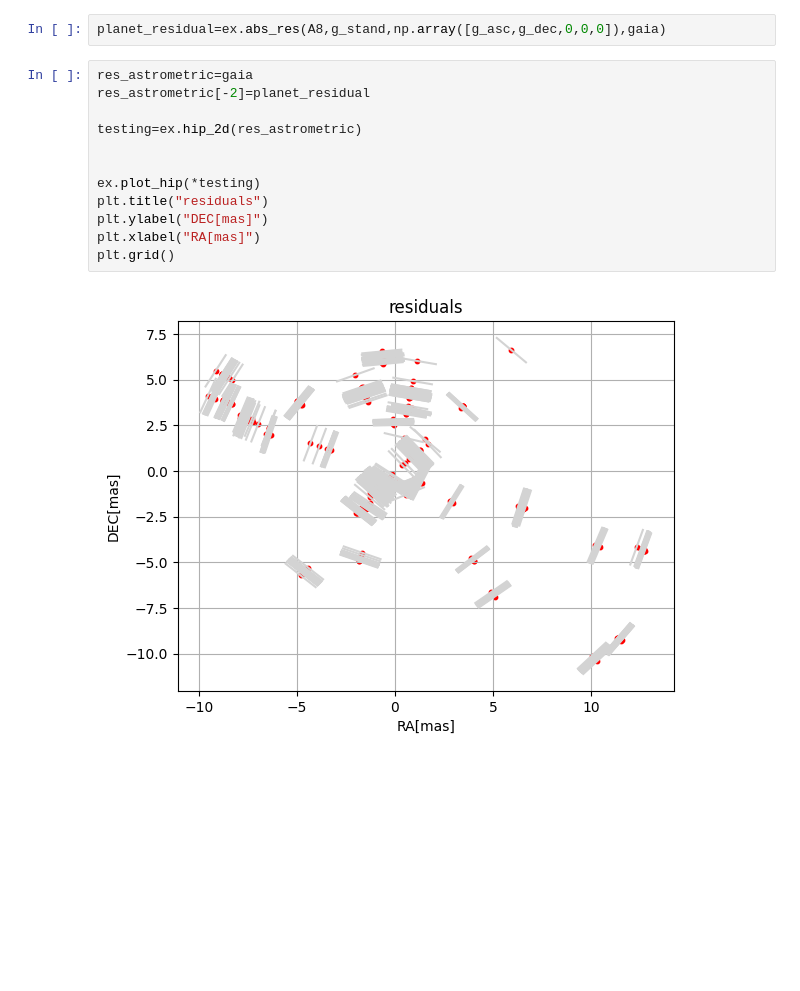
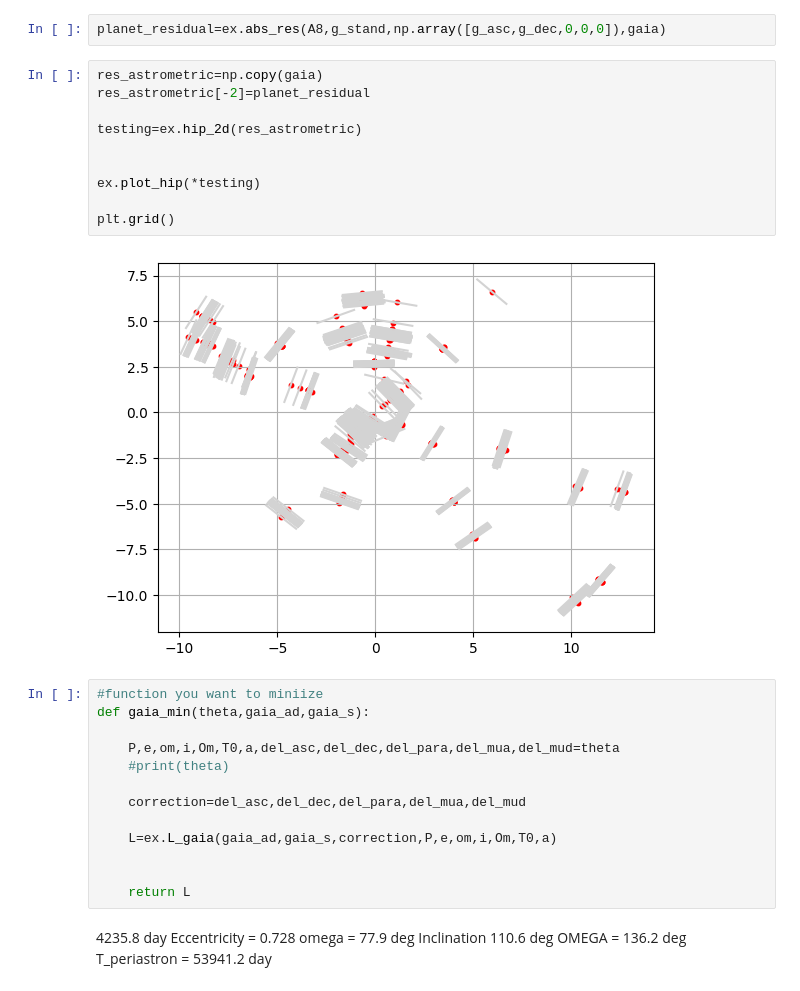
Before and after one commit to TSchiwy/ExTRA, a Jupyter notebook: play.ipynb, the cells around one changed output. Saved outputs shown, nothing was run; the diff lists cells and outputs as text; blank space fills up the shorter version.

Commit message:
fit for BH3, more functions for gaia

```diff
--- a/play.ipynb
+++ b/play.ipynb
@@ -80,16 +119,34 @@ plt.show()
 # %%
 planet_residual=ex.abs_res(A8,g_stand,np.array([g_asc,g_dec,0,0,0]),gaia)
 # %%
-res_astrometric=gaia
+res_astrometric=np.copy(gaia)
 res_astrometric[-2]=planet_residual
 
 testing=ex.hip_2d(res_astrometric)
 
 
 ex.plot_hip(*testing)
-plt.title("residuals")
-plt.ylabel("DEC[mas]")
-plt.xlabel("RA[mas]")
+
 plt.grid()
 # %% [output]
-[figure, old version]
+[figure, new version]
+# %%
+#function you want to miniize
+def gaia_min(theta,gaia_ad,gaia_s):
+
+    P,e,om,i,Om,T0,a,del_asc,del_dec,del_para,del_mua,del_mud=theta
+    #print(theta)
+
+    correction=del_asc,del_dec,del_para,del_mua,del_mud
+
+    L=ex.L_gaia(gaia_ad,gaia_s,correction,P,e,om,i,Om,T0,a)
+
+
+    return L
+# %% [markdown]
+4235.8 day
+Eccentricity = 0.728
+omega = 77.9 deg
+Inclination  110.6 deg
+OMEGA = 136.2 deg
+T_periastron = 53941.2 day
```
Also changed, not shown: parts of 14 cells of this notebook, 10 other files.
